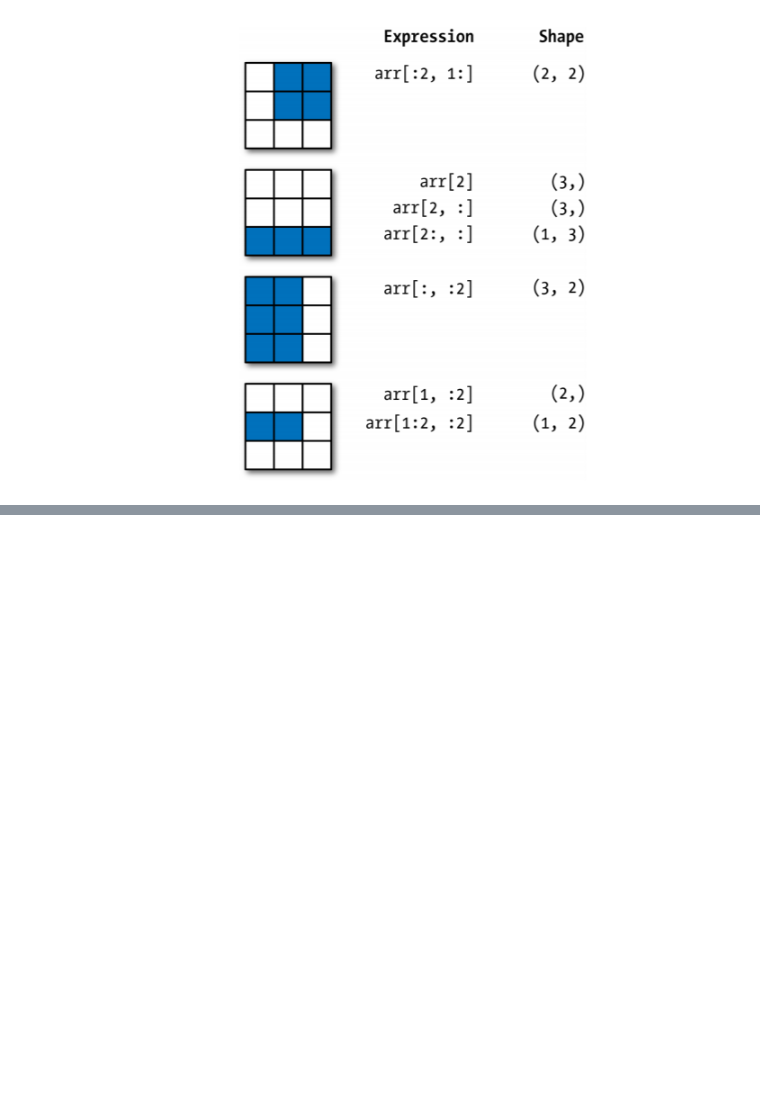
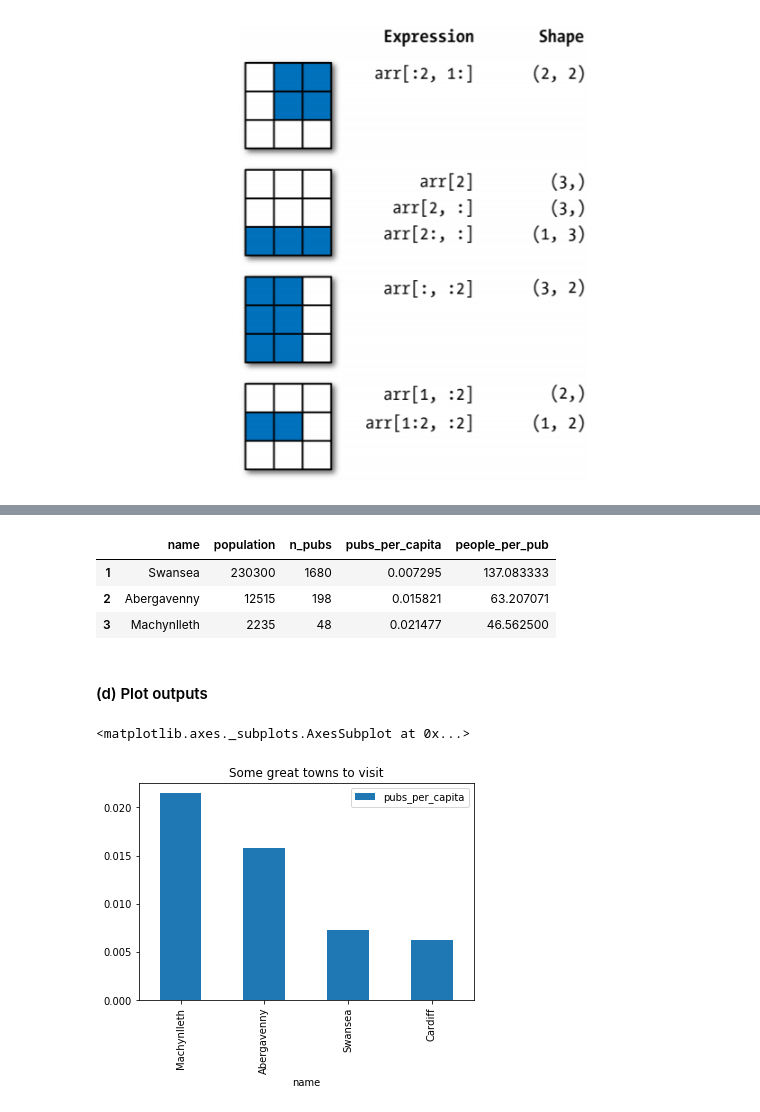
Before and after one commit to worldbank/Python-for-Data-Science, a Jupyter notebook: July_2019_Poverty_GP/day_1/3_functions.ipynb, the cells around one changed output, grey strips where cells are left out. Saved outputs shown, nothing was run; the diff lists cells and outputs as text; code cells hidden in the pictures; blank space fills up the shorter version.

```diff
--- a/July_2019_Poverty_GP/day_1/3_functions.ipynb
+++ b/July_2019_Poverty_GP/day_1/3_functions.ipynb
@@ -306,0 +323,4 @@ Image(r'C:\Users\wb475086\Downloads\2dslice.png')
+# %%
+towns = ['Cardiff', 'Swansea', 'Abergavenny','Machynlleth']
+populations = [335145, 230300, 12515, 2235]
+number_of_pubs = [2100, 1680, 198, 48]
@@ -306,0 +341,8 @@ Image(r'C:\Users\wb475086\Downloads\2dslice.png')
+# %%
+# Create a DataFrame using dictionaries to specify column name and data
+
+towns_df = pd.DataFrame({'name': towns,
+                         'population': populations,
+                         'n_pubs': number_of_pubs})
+
+towns_df
@@ -306,0 +408,7 @@ Image(r'C:\Users\wb475086\Downloads\2dslice.png')
+# %%
+# Create a new column with math outputs
+
+towns_df['pubs_per_capita'] = towns_df.n_pubs / towns_df.population
+towns_df['people_per_pub'] = towns_df.population / towns_df.n_pubs
+
+towns_df
@@ -306,0 +421,9 @@ Image(r'C:\Users\wb475086\Downloads\2dslice.png')
+# %%
+# Use a single column's value to select data
+
+towns_df.loc[towns_df.people_per_pub < 150]
+# %% [output]
+|  | name | population | n_pubs | pubs_per_capita | people_per_pub |
+| 1 | Swansea | 230300 | 1680 | 0.007295 | 137.083333 |
+| 2 | Abergavenny | 12515 | 198 | 0.015821 | 63.207071 |
+| 3 | Machynlleth | 2235 | 48 | 0.021477 | 46.562500 |
@@ -306,0 +434,9 @@ Image(r'C:\Users\wb475086\Downloads\2dslice.png')
+# %% [markdown]
+#### (d) Plot outputs
+# %%
+# Plot charts using the .plot() method
+
+towns_df.plot(x = 'name', y = 'pubs_per_capita', kind = 'bar', title = 'Some great towns to visit')
+# %% [output]
+<matplotlib.axes._subplots.AxesSubplot at 0x...>
+[figure, added]
```
Also changed, not shown: parts of 25 cells of this notebook, 1 other file.
